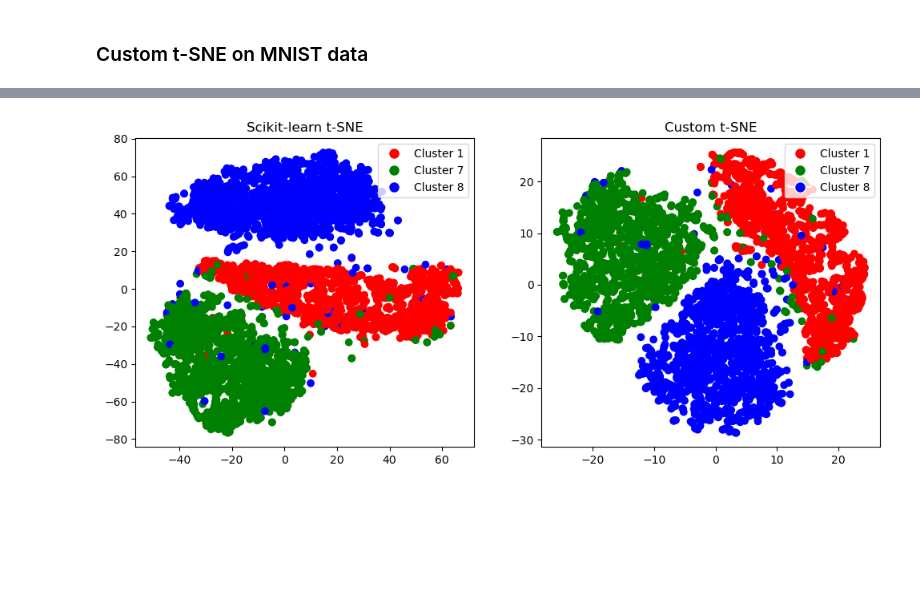
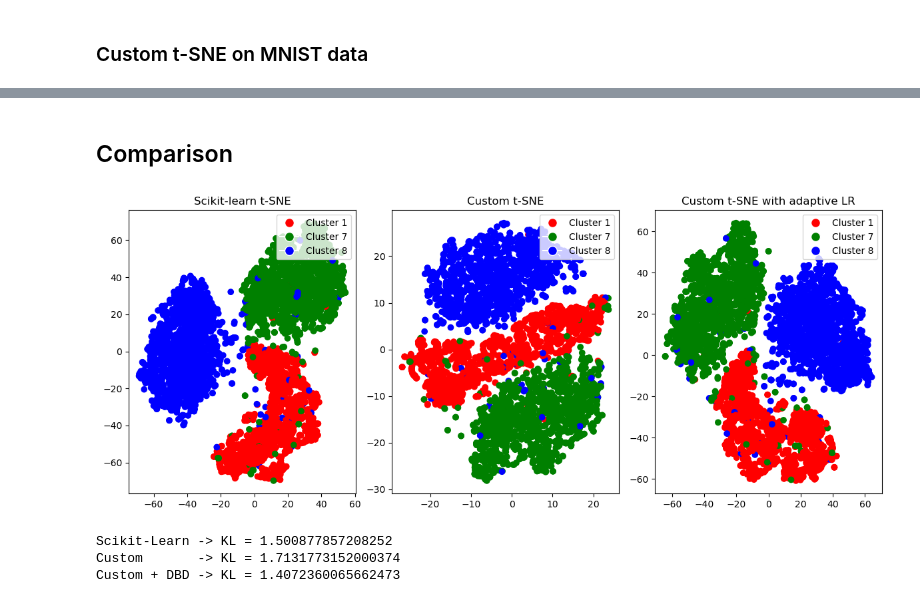
Before and after one commit to AntoineTSP/Advanced_ML, a Jupyter notebook: Embedding_imdb/MNIST/MNIST_comparison.ipynb, the cells around one changed output, grey strips where cells are left out. Drawn from its saved outputs; the diff is of its cells as text; code cells hidden in the pictures; blank space fills up the shorter version.

Commit message:
calcul de kl divergence + improvement de delta bar delta -> meilleure kl div que sklearn

```diff
--- a/Embedding_imdb/MNIST/MNIST_comparison.ipynb
+++ b/Embedding_imdb/MNIST/MNIST_comparison.ipynb
@@ -43,6 +45,7 @@ for i in range(nrows):
 # %%
 mnist_perplexity = 30
 # %%
-mnist_tsne = sk_TSNE(n_components=2, learning_rate='auto', perplexity=mnist_perplexity, init='random').fit_transform(mnist_matrices)
+mnist_tsne = sk_TSNE(n_components=2, learning_rate='auto', perplexity=mnist_perplexity, init='random')
+sk_embedding = mnist_tsne.fit_transform(mnist_matrices)
 # %%
 colors = {1: "red", 7: "green", 8: "blue"}
@@ -57,5 +60,7 @@ plt.title("Scikit-learn t-SNE");
 # %%
 mnist_perplexity = 30
 # %%
-mnist_custom_tsne = TSNE(n_components=2, perplexity=mnist_perplexity, adaptive_learning_rate=False).fit_transform(mnist_matrices, verbose=2)
+mnist_custom_tsne = TSNE(n_components=2, perplexity=mnist_perplexity, adaptive_learning_rate=False, patience=50, n_iter=1000)
+custom_embedding = mnist_custom_tsne.fit_transform(mnist_matrices, reference_kl_divergence=mnist_tsne.kl_divergence_,
+                                                   title='Sk-learn KL divergence', verbose=3)
 # %% [output]
@@ -71,0 +76,4 @@ plt.title("Custom t-SNE");
+# %%
+mnist_custom_tsne_ad = TSNE(n_components=2, perplexity=mnist_perplexity, adaptive_learning_rate=True, patience=50, n_iter=1000)
+custom_embedding_ad = mnist_custom_tsne_ad.fit_transform(mnist_matrices, reference_kl_divergence=mnist_tsne.kl_divergence_,
+                                                   title='Sk-learn KL divergence', verbose=3)
@@ -71,0 +82,6 @@ plt.title("Custom t-SNE");
+# %%
+colors = {1: "red", 7: "green", 8: "blue"}
+plt.scatter(custom_embedding_ad[:, 0], custom_embedding_ad[:, 1], c=[colors[x[0]] for x in mnist_labels])
+legend_handles = [Line2D([0], [0], marker='o', color='w', markerfacecolor=color, markersize=10, label=f'Cluster {label}') for label, color in colors.items()]
+plt.legend(handles=legend_handles, loc='upper right')
+plt.title("Custom t-SNE");
@@ -72,13 +90,24 @@ plt.title("Custom t-SNE");
+# %% [markdown]
+## Comparison
 # %%
-fig, (ax1, ax2) = plt.subplots(1, 2, figsize=(12, 5))
-ax1.scatter(mnist_tsne[:, 0], mnist_tsne[:, 1], c=[colors[x[0]] for x in mnist_labels])
+fig, (ax1, ax2, ax3) = plt.subplots(1, 3, figsize=(12, 5))
+ax1.scatter(sk_embedding[:, 0], sk_embedding[:, 1], c=[colors[x[0]] for x in mnist_labels])
 legend_handles = [Line2D([0], [0], marker='o', color='w', markerfacecolor=color, markersize=10, label=f'Cluster {label}') for label, color in colors.items()]
 ax1.legend(handles=legend_handles, loc='upper right')
 ax1.set_title("Scikit-learn t-SNE")
 
-ax2.scatter(mnist_custom_tsne[:, 0], mnist_custom_tsne[:, 1], c=[colors[x[0]] for x in mnist_labels])
+ax2.scatter(custom_embedding[:, 0], custom_embedding[:, 1], c=[colors[x[0]] for x in mnist_labels])
 legend_handles = [Line2D([0], [0], marker='o', color='w', markerfacecolor=color, markersize=10, label=f'Cluster {label}') for label, color in colors.items()]
 ax2.legend(handles=legend_handles, loc='upper right')
 ax2.set_title("Custom t-SNE");
+
+colors = {1: "red", 7: "green", 8: "blue"}
+ax3.scatter(custom_embedding_ad[:, 0], custom_embedding_ad[:, 1], c=[colors[x[0]] for x in mnist_labels])
+legend_handles = [Line2D([0], [0], marker='o', color='w', markerfacecolor=color, markersize=10, label=f'Cluster {label}') for label, color in colors.items()]
+ax3.legend(handles=legend_handles, loc='upper right')
+ax3.set_title("Custom t-SNE with adaptive LR")
+
+plt.tight_layout()
+plt.show()
 # %% [output]
-[figure, old version]
+[figure, new version]
@@ -84,0 +118,8 @@ ax2.set_title("Custom t-SNE");
+# %%
+print(f"Scikit-Learn -> KL = {sk_kl_div}")
+print(f"Custom       -> KL = {custom_kl_div[-1]}")
+print(f"Custom + DBD -> KL = {custom_kl_div_ad[-1]}")
+# %% [output]
+Scikit-Learn -> KL = 1.500877857208252
+Custom       -> KL = 1.7131773152000374
+Custom + DBD -> KL = 1.4072360065662473
```
Also changed, not shown: parts of 9 cells of this notebook, 3 other files.
